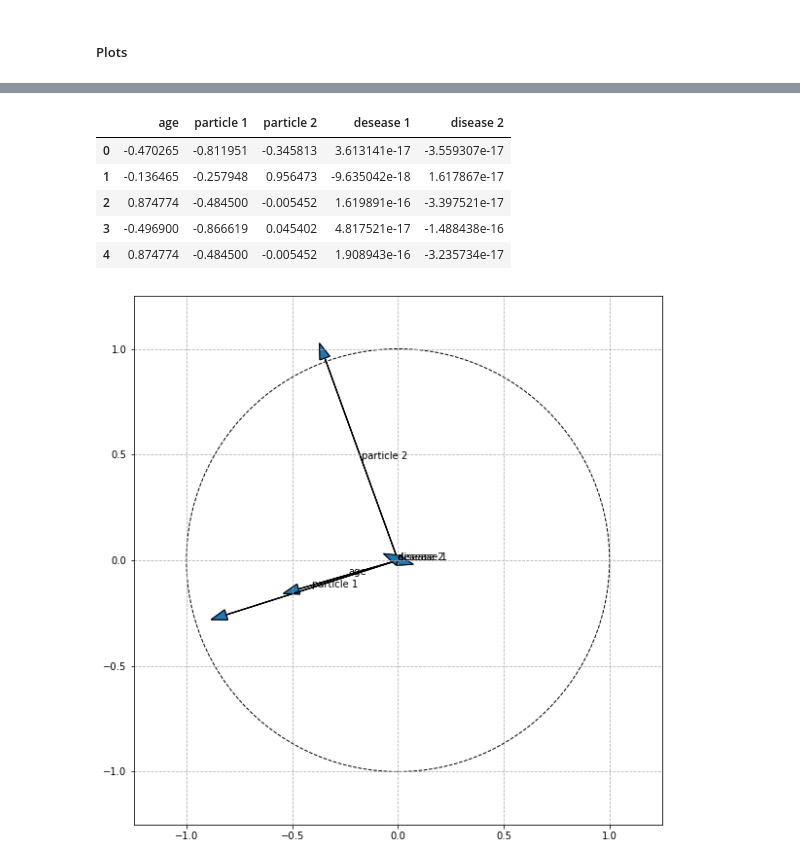
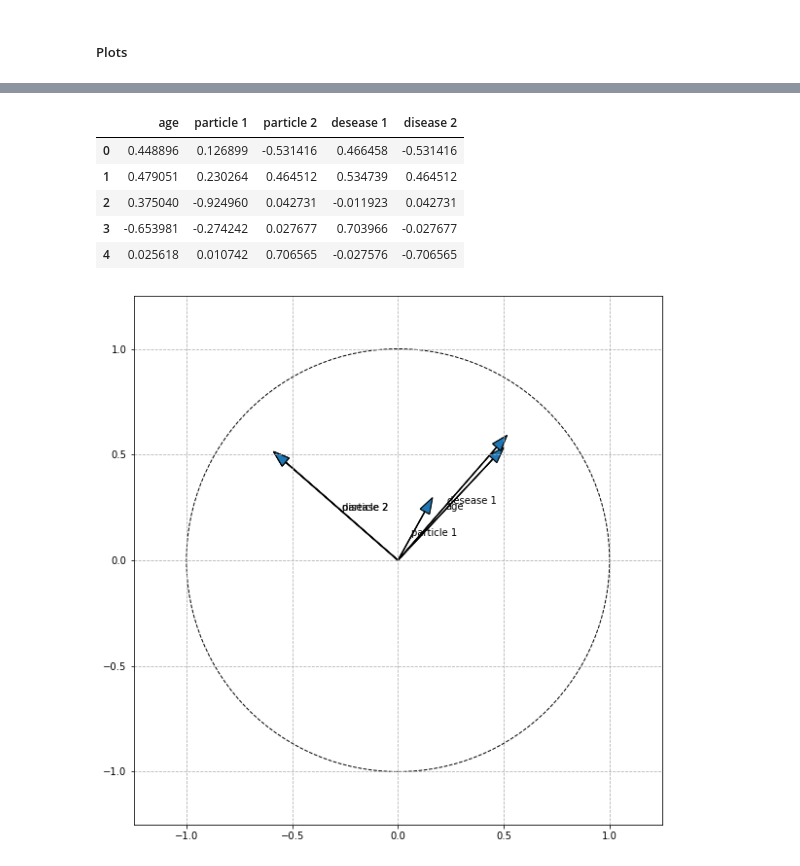
Before and after one commit to donaca/COVID19PM2.5, a Jupyter notebook: Synthetic_data.ipynb, the cells around one changed output, grey strips where cells are left out. Cells and saved outputs as stored; diff of their text form; code cells hidden in the pictures.

```diff
--- a/Synthetic_data.ipynb
+++ b/Synthetic_data.ipynb
@@ -23,6 +23,8 @@ N = 900
 alpha = 25
 beta = 10
 gamma = 25
+mu1 = 10
+mu2 = 50
 df = pd.DataFrame()
 nb_comp = 5
 var = 5
@@ -31,7 +33,7 @@ targets = ['Set 1', 'Set 2', 'Set 3']
 df['age'] = np.round(np.random.uniform(0,100, N))
 #df['age'] = np.round(np.random.normal(50, 2, N))
 df['particle 1'] =  np.random.normal(10, var,N)
-df['particle 2'] =  np.hstack([np.random.normal(10, var,N//2), np.random.normal(50, var,N//2)])
+df['particle 2'] =  np.random.normal(mu1, var,N) + np.random.normal(mu2, var,N)
 df['desease 1'] = df['particle 1']*alpha + beta*df['age']
 df['disease 2'] = df['particle 2']*gamma
 
@@ -175,36 +177,35 @@ plt.show()
 # %%
 test_df = (df-df.mean())/df.std()
 test_df = test_df[test_df.columns[:-1]]
 
-gla = pd.DataFrame(data=[[np.corrcoef(test_df[c],PCA_df.iloc[:,n])[1,0]
-               for n in range(pca.n_components_)] for c in test_df],
+gla = pd.DataFrame(data=[[pca.components_[c,n] for n in range(pca.n_components_)] for c in range(pca.n_components_)],
              index=[0,1,2,3,4],
              columns = test_df.columns)
 display(gla)
 
 
 # Plot
 
 fig, ax = plt.subplots(figsize=(10,10))
 plt.xlim(-1.25,1.25)
 plt.ylim(-1.25,1.25)
 
 circle1 = plt.Circle((0, 0), 1, color='k', linestyle='--', fill=False)
 ax.add_artist(circle1)
 
 for c in test_df:
     ax.annotate(c, xy=(gla[c][0]/2, gla[c][1]/2))
     ax.add_artist(plt.arrow(0, 0, gla[c][0], gla[c][1], head_width=0.05))
 
 ax.set_aspect(1)
 plt.grid(linestyle='--')
 
 plt.show()
 # %% [output]
 |  | age | particle 1 | particle 2 | desease 1 | disease 2 |
-| 0 | -0.470265 | -0.811951 | -0.345813 | 3.613141e-17 | -3.559307e-17 |
-| 1 | -0.136465 | -0.257948 | 0.956473 | -9.635042e-18 | 1.617867e-17 |
-| 2 | 0.874774 | -0.484500 | -0.005452 | 1.619891e-16 | -3.397521e-17 |
-| 3 | -0.496900 | -0.866619 | 0.045402 | 4.817521e-17 | -1.488438e-16 |
-| 4 | 0.874774 | -0.484500 | -0.005452 | 1.908943e-16 | -3.235734e-17 |
+| 0 | 0.448896 | 0.126899 | -0.531416 | 0.466458 | -0.531416 |
+| 1 | 0.479051 | 0.230264 | 0.464512 | 0.534739 | 0.464512 |
+| 2 | 0.375040 | -0.924960 | 0.042731 | -0.011923 | 0.042731 |
+| 3 | -0.653981 | -0.274242 | 0.027677 | 0.703966 | -0.027677 |
+| 4 | 0.025618 | 0.010742 | 0.706565 | -0.027576 | -0.706565 |
-[figure, old version]
+[figure, new version]
```
Also changed, not shown: parts of 8 cells of this notebook.
